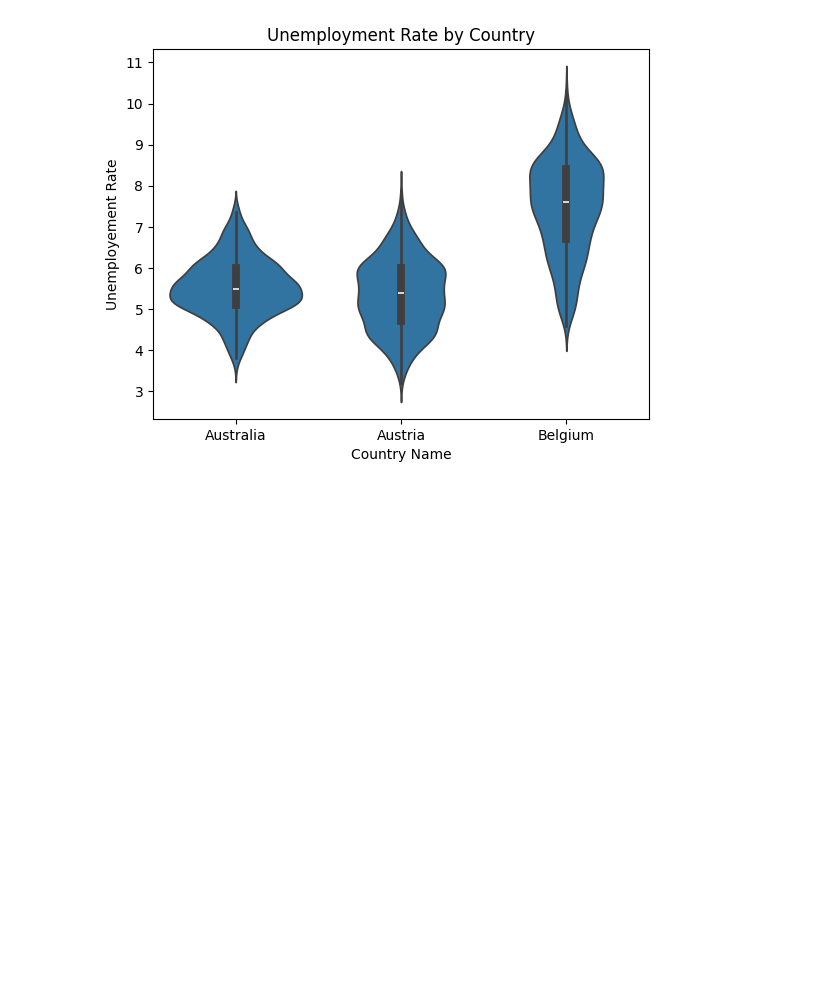
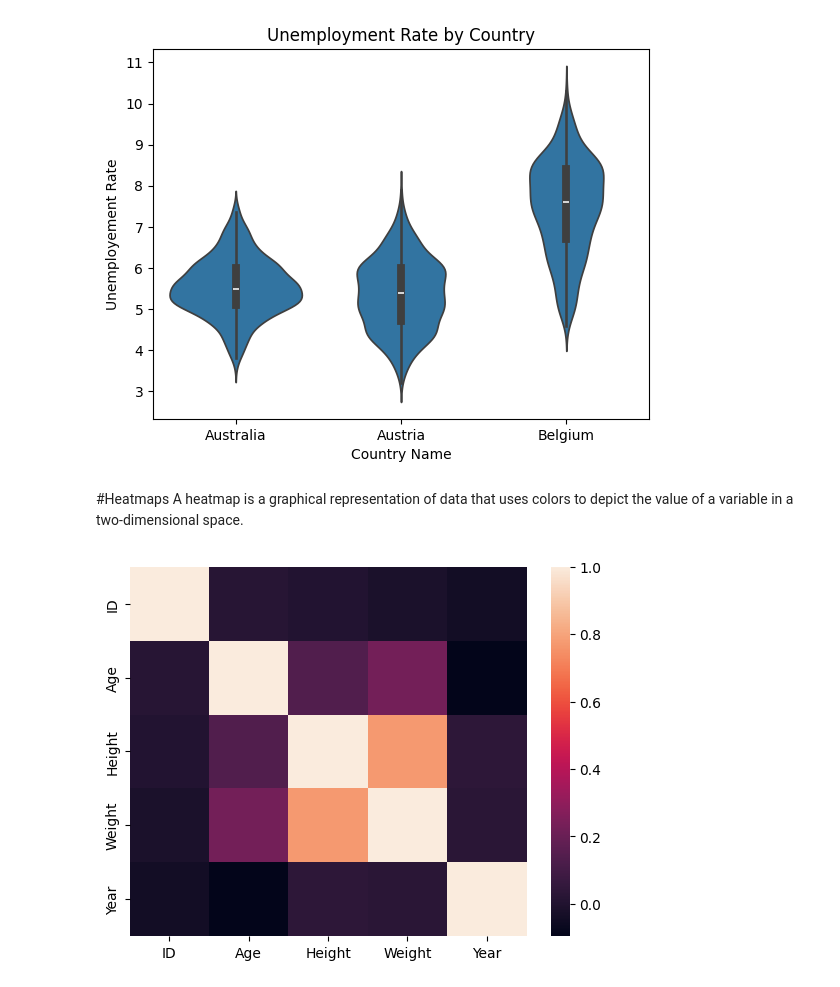
Before and after one commit to kjeyaram-orcl/DataScience, a Jupyter notebook: DataVisualization/dv_practise1.ipynb, the cells around one changed output. Cells and saved outputs as stored; diff of their text form; code cells hidden in the pictures; blank space fills up the shorter version.

```diff
--- a/DataVisualization/dv_practise1.ipynb
+++ b/DataVisualization/dv_practise1.ipynb
@@ -117,3 +117,19 @@ plt.title("Unemployment Rate by Country")
 plt.show()
 # %% [output]
 [figure]
+# %% [markdown]
+#Heatmaps
+A heatmap is a graphical representation of data that uses colors to depict the value of a variable in a two-dimensional space.
+# %%
+import seaborn as sns
+import pandas as pd
+import matplotlib.pyplot as plt
+
+
+ds = pd.read_csv('/content/athlete_events.csv')
+#print(ds.head(5))
+corr = ds.corr()
+sns.heatmap(corr)
+plt.show()
+# %% [output]
+[figure, added]
```
